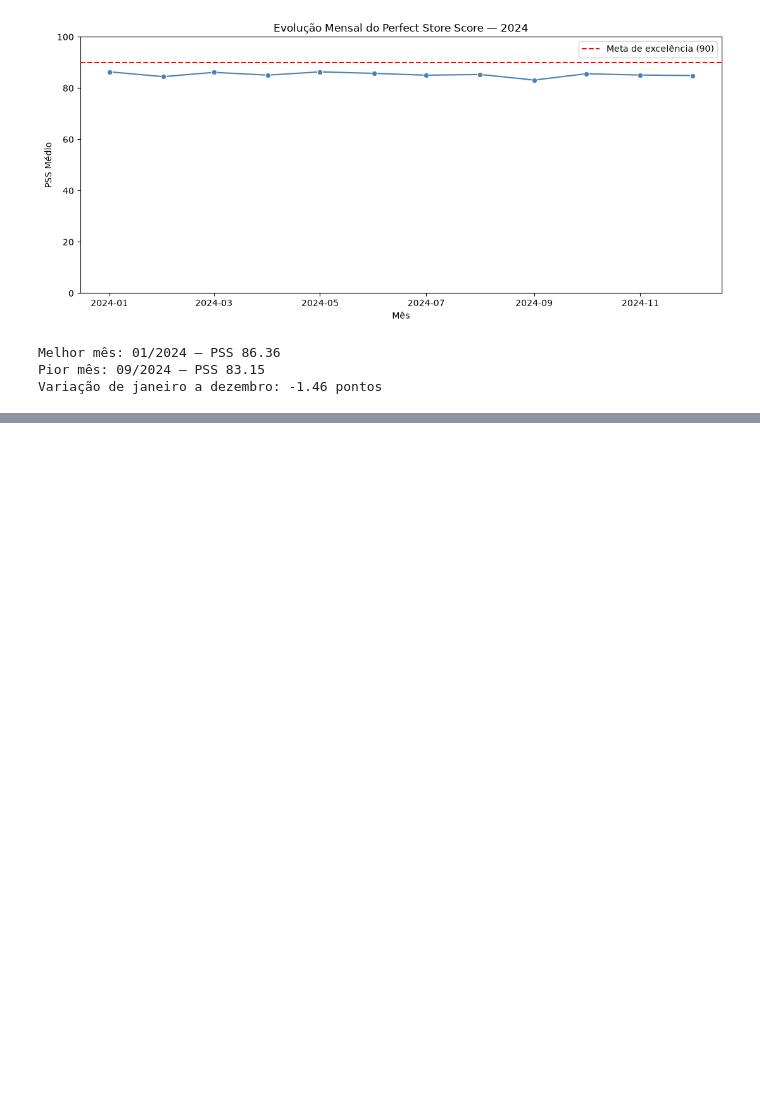
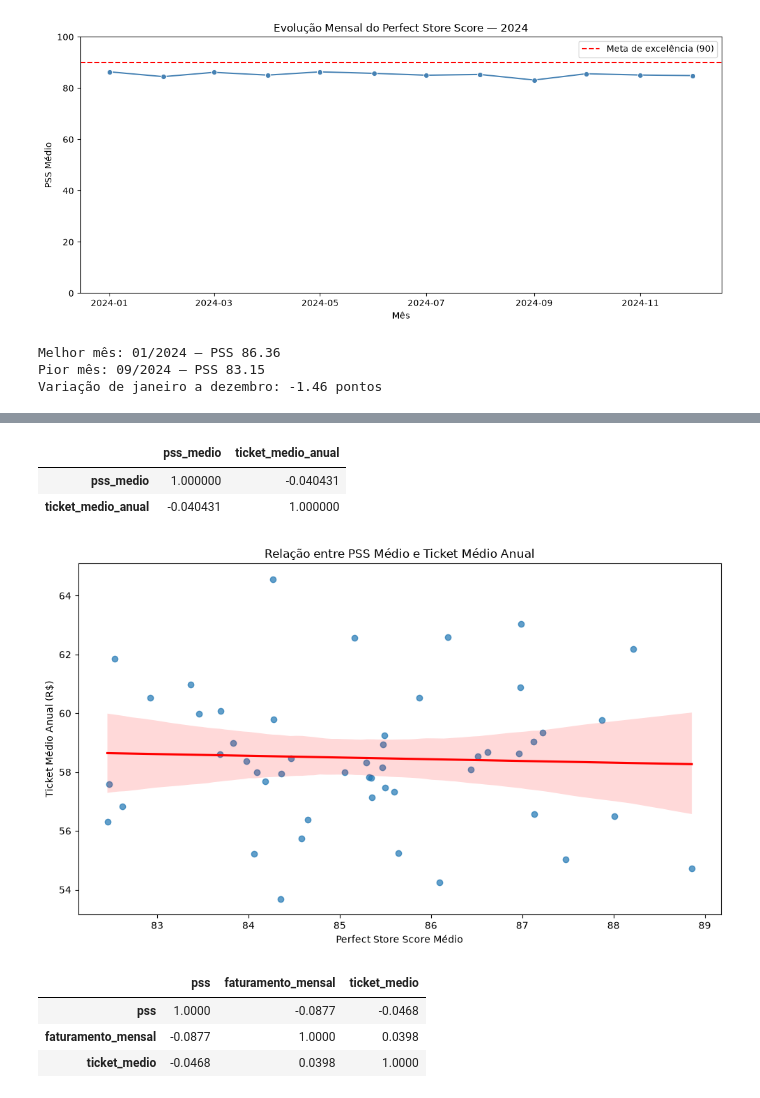
Before and after one commit to DanielDevCC26/perfect-store-analysis, a Jupyter notebook: notebooks/perfect_store_analysis.ipynb, the cells around one changed output, grey strips where cells are left out. Drawn from its saved outputs; the diff is of its cells as text; code cells hidden in the pictures; blank space fills up the shorter version.

```diff
--- a/notebooks/perfect_store_analysis.ipynb
+++ b/notebooks/perfect_store_analysis.ipynb
@@ -507,0 +546,53 @@ Variação de janeiro a dezembro: -1.46 pontos
+# %%
+# Calcular o ticket médio anual de cada filial
+ranking_filiais["ticket_medio_anual"] = (
+    ranking_filiais["faturamento_anual"]
+    / ranking_filiais["total_pedidos"]
+)
+
+# Calcular a correlação entre PSS e ticket médio
+correlacao_ticket = ranking_filiais[
+    ["pss_medio", "ticket_medio_anual"]
+].corr(method="pearson")
+
+# Exibir a matriz de correlação
+correlacao_ticket
+# %% [output]
+|  | pss_medio | ticket_medio_anual |
+| pss_medio | 1.000000 | -0.040431 |
+| ticket_medio_anual | -0.040431 | 1.000000 |
+# %%
+# Criar gráfico de dispersão entre PSS e ticket médio
+plt.figure(figsize=(10, 6))
+
+sns.regplot(
+    data=ranking_filiais,
+    x="pss_medio",
+    y="ticket_medio_anual",
+    scatter_kws={"alpha": 0.7},
+    line_kws={"color": "red"}
+)
+
+# Configurar títulos e eixos
+plt.title("Relação entre PSS Médio e Ticket Médio Anual")
+plt.xlabel("Perfect Store Score Médio")
+plt.ylabel("Ticket Médio Anual (R$)")
+
+# Ajustar o layout e exibir o gráfico
+plt.tight_layout()
+plt.show()
+# %% [output]
+[figure, added]
+# %%
+# Calcular as correlações entre os indicadores mensais
+correlacoes_mensais = df[
+    ["pss", "faturamento_mensal", "ticket_medio"]
+].corr(method="pearson")
+
+# Exibir a matriz de correlação
+correlacoes_mensais.round(4)
+# %% [output]
+|  | pss | faturamento_mensal | ticket_medio |
+| pss | 1.0000 | -0.0877 | -0.0468 |
+| faturamento_mensal | -0.0877 | 1.0000 | 0.0398 |
+| ticket_medio | -0.0468 | 0.0398 | 1.0000 |
```
Also changed, not shown: parts of 4 cells of this notebook.
